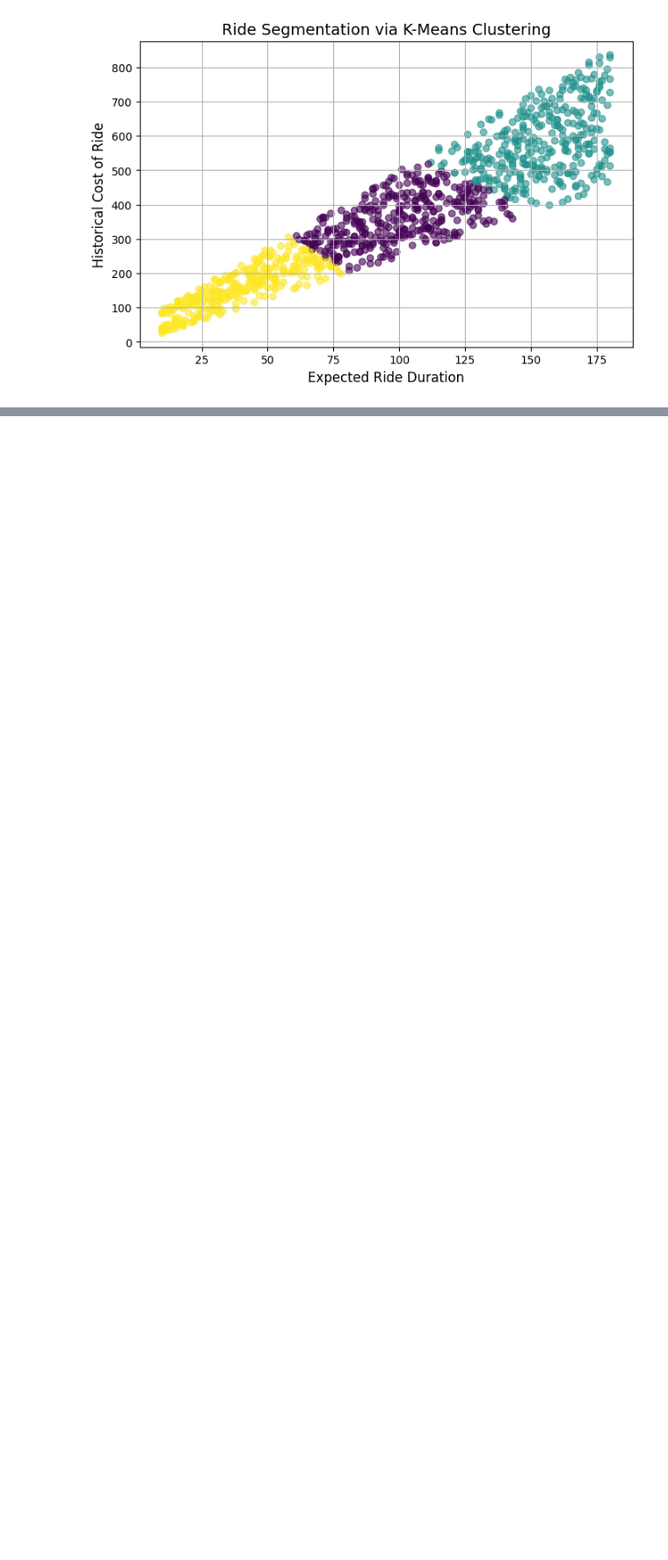
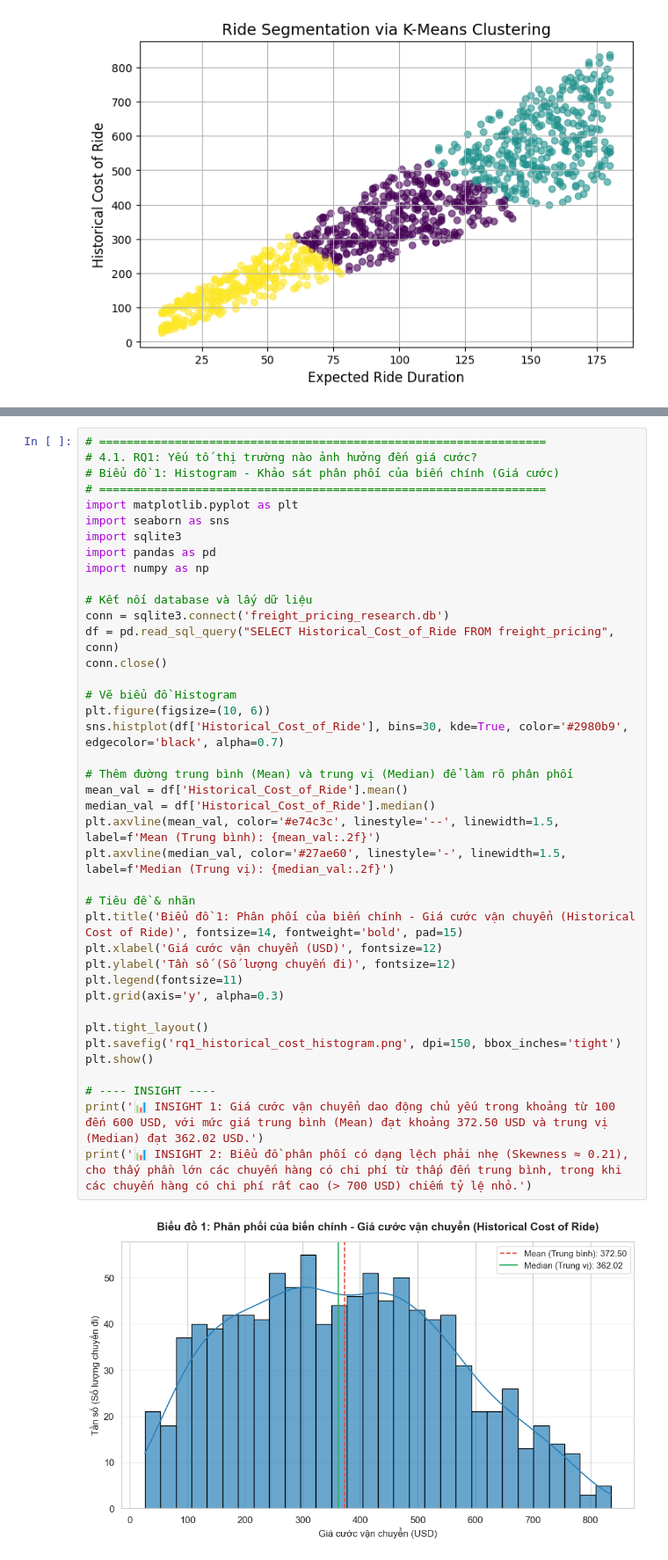
Before and after one commit to trietnguyen2611/AI2008---Group-7---Python-Notebook, a Jupyter notebook: Group_7_AI_Driven_Dynamic_Pricing_in_Freight_&_Shipping_Logistics.ipynb, the cells around one changed output, grey strips where cells are left out. Shown at 88% size. Drawn from its saved outputs; the diff is of its cells as text; blank space fills up the shorter version.

```diff
--- a/Group_7_AI_Driven_Dynamic_Pricing_in_Freight_&_Shipping_Logistics.ipynb
+++ b/Group_7_AI_Driven_Dynamic_Pricing_in_Freight_&_Shipping_Logistics.ipynb
@@ -592,0 +685,42 @@ Trong mục này, nhóm sẽ thực hiện phân tích các RQ thoả mãn các
+# %%
+# =================================================================
+# 4.1. RQ1: Yếu tố thị trường nào ảnh hưởng đến giá cước?
+# Biểu đồ 1: Histogram - Khảo sát phân phối của biến chính (Giá cước)
+# =================================================================
+import matplotlib.pyplot as plt
+import seaborn as sns
+import sqlite3
+import pandas as pd
+import numpy as np
+
+# Kết nối database và lấy dữ liệu
+conn = sqlite3.connect('freight_pricing_research.db')
+df = pd.read_sql_query("SELECT Historical_Cost_of_Ride FROM freight_pricing", conn)
+conn.close()
+
+# Vẽ biểu đồ Histogram
+plt.figure(figsize=(10, 6))
+sns.histplot(df['Historical_Cost_of_Ride'], bins=30, kde=True, color='#2980b9', edgecolor='black', alpha=0.7)
+
+# Thêm đường trung bình (Mean) và trung vị (Median) để làm rõ phân phối
+mean_val = df['Historical_Cost_of_Ride'].mean()
+median_val = df['Historical_Cost_of_Ride'].median()
+plt.axvline(mean_val, color='#e74c3c', linestyle='--', linewidth=1.5, label=f'Mean (Trung bình): {mean_val:.2f}')
+plt.axvline(median_val, color='#27ae60', linestyle='-', linewidth=1.5, label=f'Median (Trung vị): {median_val:.2f}')
+
+# Tiêu đề & nhãn
+plt.title('Biểu đồ 1: Phân phối của biến chính - Giá cước vận chuyển (Historical Cost of Ride)', fontsize=14, fontweight='bold', pad=15)
+plt.xlabel('Giá cước vận chuyển (USD)', fontsize=12)
+plt.ylabel('Tần số (Số lượng chuyến đi)', fontsize=12)
+plt.legend(fontsize=11)
+plt.grid(axis='y', alpha=0.3)
+
+plt.tight_layout()
+plt.savefig('rq1_historical_cost_histogram.png', dpi=150, bbox_inches='tight')
+plt.show()
+
+# ---- INSIGHT ----
+print('📊 INSIGHT 1: Giá cước vận chuyển dao động chủ yếu trong khoảng từ 100 đến 600 USD, với mức giá trung bình (Mean) đạt khoảng 372.50 USD và trung vị (Median) đạt 362.02 USD.')
+print('📊 INSIGHT 2: Biểu đồ phân phối có dạng lệch phải nhẹ (Skewness ≈ 0.21), cho thấy phần lớn các chuyến hàng có chi phí từ thấp đến trung bình, trong khi các chuyến hàng có chi phí rất cao (> 700 USD) chiếm tỷ lệ nhỏ.')
+# %% [output]
+[figure, added]
```
Also changed, not shown: parts of 25 cells of this notebook, 4 other files.
